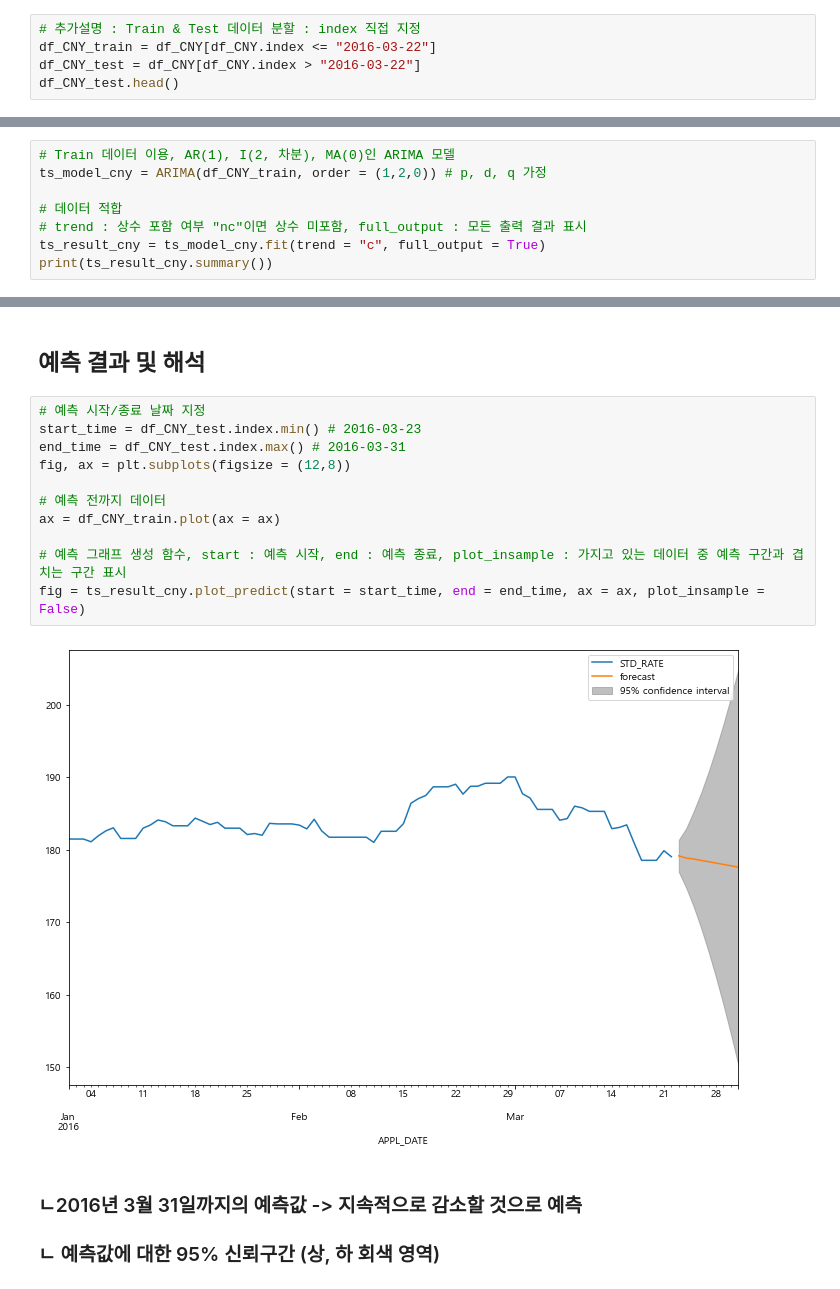
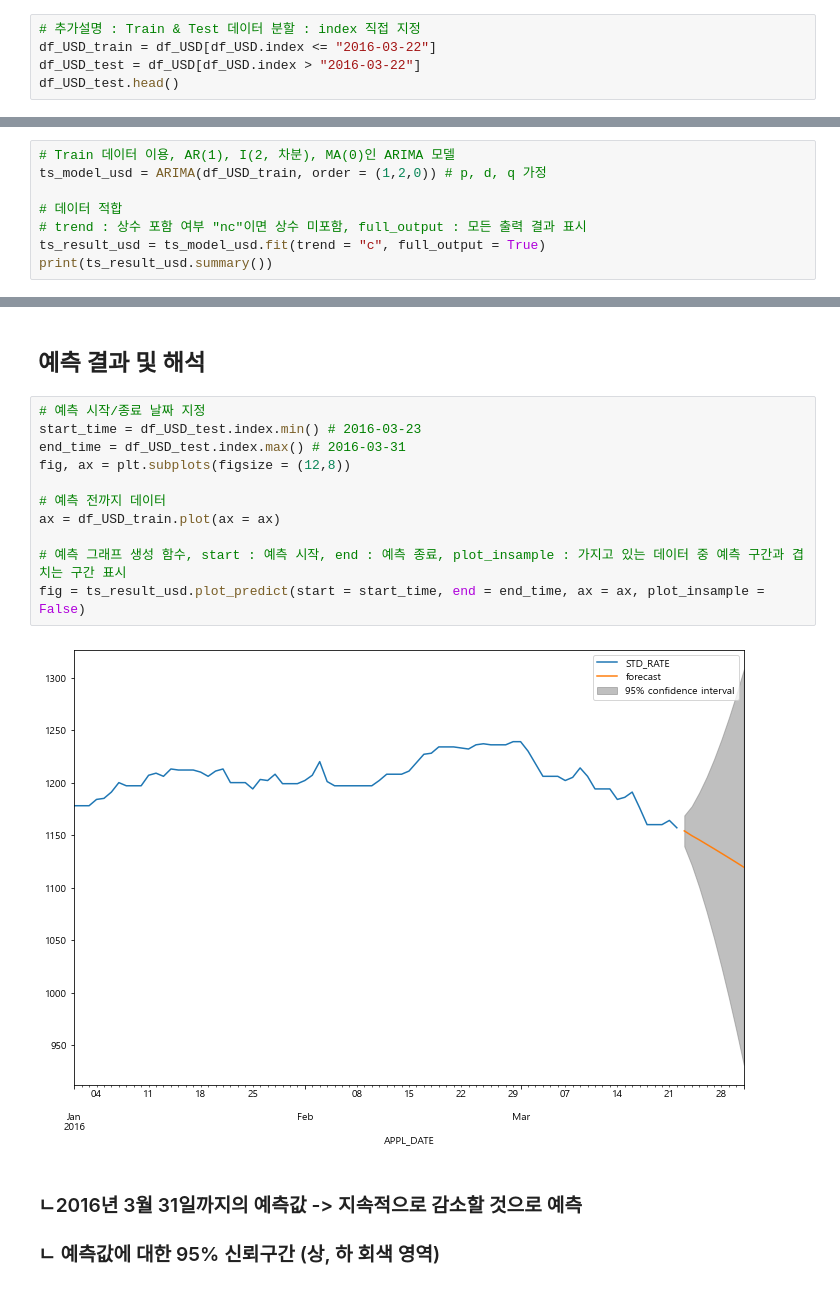
Before and after one commit to chIorophyII/Study_DataAnalysis, a Jupyter notebook: Supervised/Prediction/TimeSeries/TimeSeries_example2.ipynb, the cells around one changed output, grey strips where cells are left out. Cells and saved outputs as stored; diff of their text form.

```diff
--- a/Supervised/Prediction/TimeSeries/TimeSeries_example2.ipynb
+++ b/Supervised/Prediction/TimeSeries/TimeSeries_example2.ipynb
@@ -203,9 +128,9 @@ shape of train data: (82, 1)
 shape of test data: (9, 1)
 # %%
 # 추가설명 : Train & Test 데이터 분할 : index 직접 지정
-df_CNY_train = df_CNY[df_CNY.index <= "2016-03-22"]
-df_CNY_test = df_CNY[df_CNY.index > "2016-03-22"]
-df_CNY_test.head()
+df_USD_train = df_USD[df_USD.index <= "2016-03-22"]
+df_USD_test = df_USD[df_USD.index > "2016-03-22"]
+df_USD_test.head()
 # %% [output]
 |  | STD_RATE |
 | APPL_DATE |  |
@@ -266,12 +191,12 @@ fig = plot_pacf(df_CNY_train["STD_RATE"], lags = lag_size, ax = ax2) # ["STD_RAT
 ## 시계열 모델
 # %%
 # Train 데이터 이용, AR(1), I(2, 차분), MA(0)인 ARIMA 모델
-ts_model_cny = ARIMA(df_CNY_train, order = (1,2,0)) # p, d, q 가정
+ts_model_usd = ARIMA(df_USD_train, order = (1,2,0)) # p, d, q 가정
 
 # 데이터 적합
 # trend : 상수 포함 여부 "nc"이면 상수 미포함, full_output : 모든 출력 결과 표시
-ts_result_cny = ts_model_cny.fit(trend = "c", full_output = True)
-print(ts_result_cny.summary())
+ts_result_usd = ts_model_usd.fit(trend = "c", full_output = True)
+print(ts_result_usd.summary())
 # %% [output]
                              ARIMA Model Results
 ==============================================================================
@@ -315,17 +240,17 @@ warnings.filterwarnings('ignore', 'statsmodels.tsa.arima_model.ARIMA',
 ## 예측 결과 및 해석
 # %%
 # 예측 시작/종료 날짜 지정
-start_time = df_CNY_test.index.min() # 2016-03-23
-end_time = df_CNY_test.index.max() # 2016-03-31
+start_time = df_USD_test.index.min() # 2016-03-23
+end_time = df_USD_test.index.max() # 2016-03-31
 fig, ax = plt.subplots(figsize = (12,8))
 
 # 예측 전까지 데이터
-ax = df_CNY_train.plot(ax = ax)
+ax = df_USD_train.plot(ax = ax)
 
 # 예측 그래프 생성 함수, start : 예측 시작, end : 예측 종료, plot_insample : 가지고 있는 데이터 중 예측 구간과 겹치는 구간 표시
-fig = ts_result_cny.plot_predict(start = start_time, end = end_time, ax = ax, plot_insample = False)
+fig = ts_result_usd.plot_predict(start = start_time, end = end_time, ax = ax, plot_insample = False)
 # %% [output]
-[figure, old version]
+[figure, new version]
 # %% [markdown]
 ### ㄴ2016년 3월 31일까지의 예측값 -> 지속적으로 감소할 것으로 예측
 ### ㄴ 예측값에 대한 95% 신뢰구간 (상, 하 회색 영역)
```
Also changed, not shown: parts of 18 cells of this notebook.
